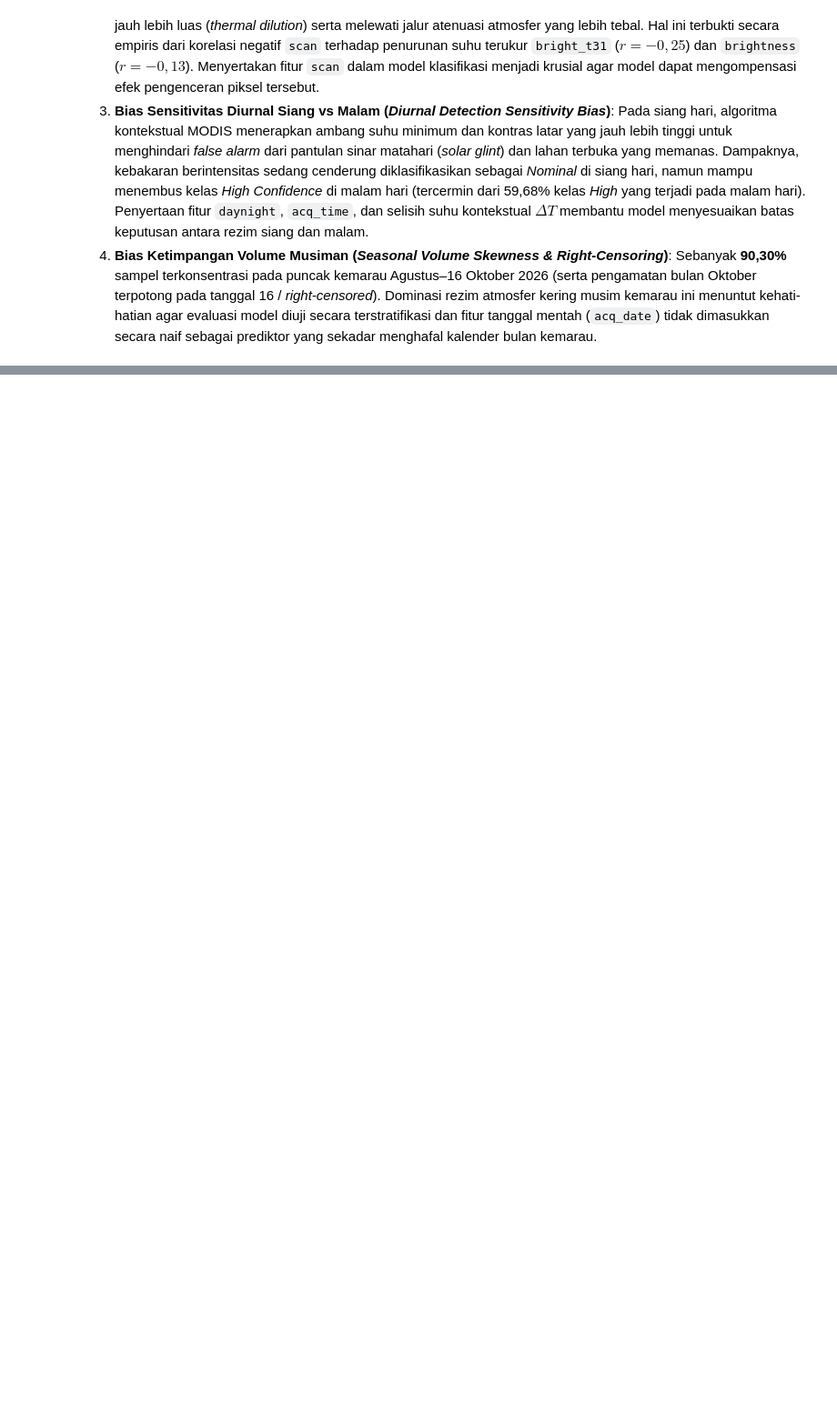
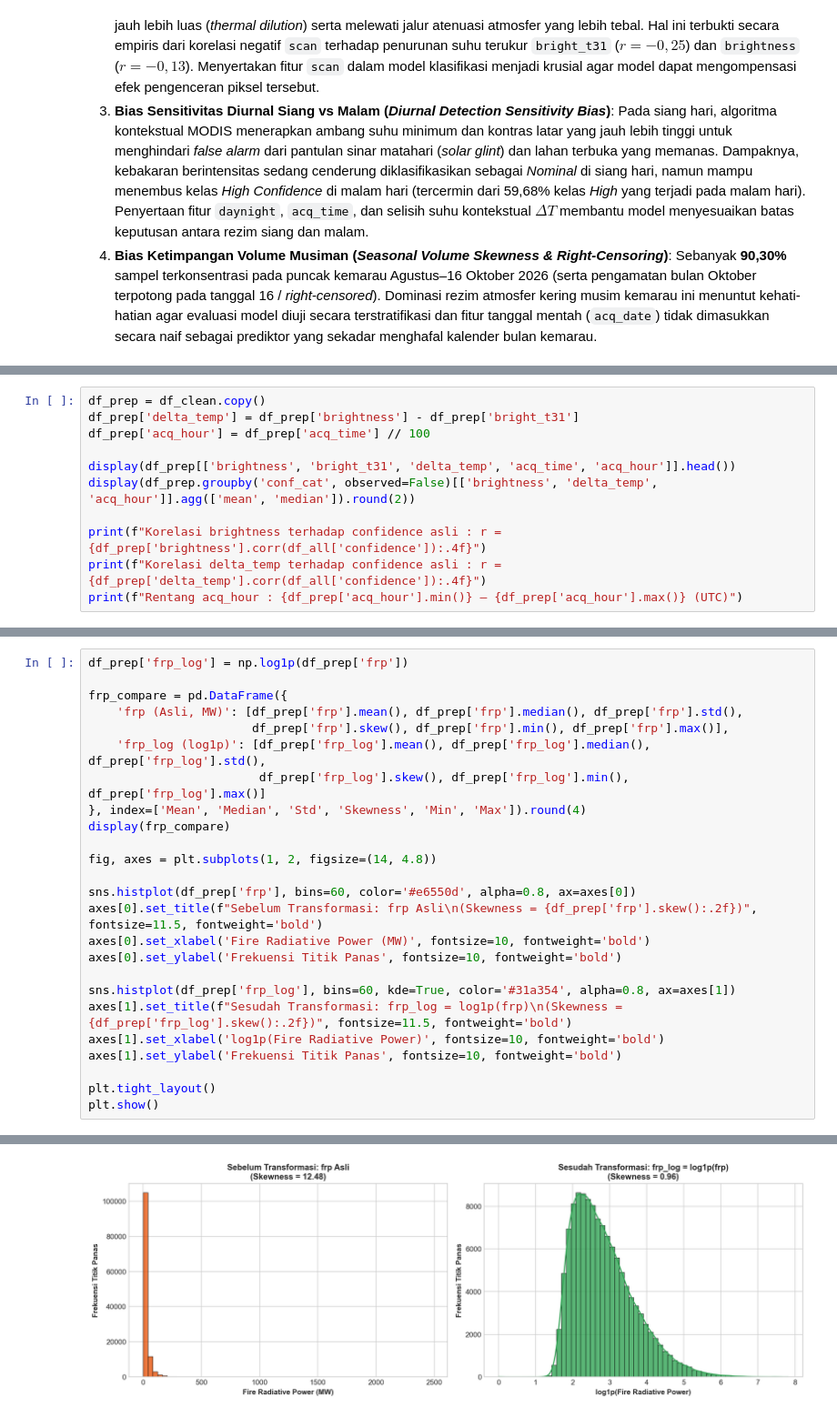
Before and after one commit to Indranaufalf/6_DataScience_IF-A, a Jupyter notebook: Laporan_UTS_EDA_Hotspot_NASA_FIRMS_2026.ipynb, the cells around one changed output, grey strips where cells are left out. Shown at 91% size. Drawn from its saved outputs; the diff is of its cells as text; blank space fills up the shorter version.

```diff
--- a/Laporan_UTS_EDA_Hotspot_NASA_FIRMS_2026.ipynb
+++ b/Laporan_UTS_EDA_Hotspot_NASA_FIRMS_2026.ipynb
@@ -668,0 +911,11 @@ Meskipun representatif secara makro, mekanisme akuisisi sensor optik-termal MODI
+# %%
+df_prep = df_clean.copy()
+df_prep['delta_temp'] = df_prep['brightness'] - df_prep['bright_t31']
+df_prep['acq_hour'] = df_prep['acq_time'] // 100
+
+display(df_prep[['brightness', 'bright_t31', 'delta_temp', 'acq_time', 'acq_hour']].head())
+display(df_prep.groupby('conf_cat', observed=False)[['brightness', 'delta_temp', 'acq_hour']].agg(['mean', 'median']).round(2))
+
+print(f"Korelasi brightness terhadap confidence asli : r = {df_prep['brightness'].corr(df_all['confidence']):.4f}")
+print(f"Korelasi delta_temp terhadap confidence asli : r = {df_prep['delta_temp'].corr(df_all['confidence']):.4f}")
+print(f"Rentang acq_hour : {df_prep['acq_hour'].min()} – {df_prep['acq_hour'].max()} (UTC)")
@@ -668,0 +945,26 @@ Meskipun representatif secara makro, mekanisme akuisisi sensor optik-termal MODI
+# %%
+df_prep['frp_log'] = np.log1p(df_prep['frp'])
+
+frp_compare = pd.DataFrame({
+    'frp (Asli, MW)': [df_prep['frp'].mean(), df_prep['frp'].median(), df_prep['frp'].std(),
+                       df_prep['frp'].skew(), df_prep['frp'].min(), df_prep['frp'].max()],
+    'frp_log (log1p)': [df_prep['frp_log'].mean(), df_prep['frp_log'].median(), df_prep['frp_log'].std(),
+                        df_prep['frp_log'].skew(), df_prep['frp_log'].min(), df_prep['frp_log'].max()]
+}, index=['Mean', 'Median', 'Std', 'Skewness', 'Min', 'Max']).round(4)
+display(frp_compare)
+
+fig, axes = plt.subplots(1, 2, figsize=(14, 4.8))
+
+sns.histplot(df_prep['frp'], bins=60, color='#e6550d', alpha=0.8, ax=axes[0])
+axes[0].set_title(f"Sebelum Transformasi: frp Asli\n(Skewness = {df_prep['frp'].skew():.2f})", fontsize=11.5, fontweight='bold')
+axes[0].set_xlabel('Fire Radiative Power (MW)', fontsize=10, fontweight='bold')
+axes[0].set_ylabel('Frekuensi Titik Panas', fontsize=10, fontweight='bold')
+
+sns.histplot(df_prep['frp_log'], bins=60, kde=True, color='#31a354', alpha=0.8, ax=axes[1])
+axes[1].set_title(f"Sesudah Transformasi: frp_log = log1p(frp)\n(Skewness = {df_prep['frp_log'].skew():.2f})", fontsize=11.5, fontweight='bold')
+axes[1].set_xlabel('log1p(Fire Radiative Power)', fontsize=10, fontweight='bold')
+axes[1].set_ylabel('Frekuensi Titik Panas', fontsize=10, fontweight='bold')
+
+plt.tight_layout()
+plt.show()
+# %% [output]
@@ -668,0 +978 @@ Meskipun representatif secara makro, mekanisme akuisisi sensor optik-termal MODI
+[figure, added]
```
Also changed, not shown: parts of 53 cells of this notebook.
